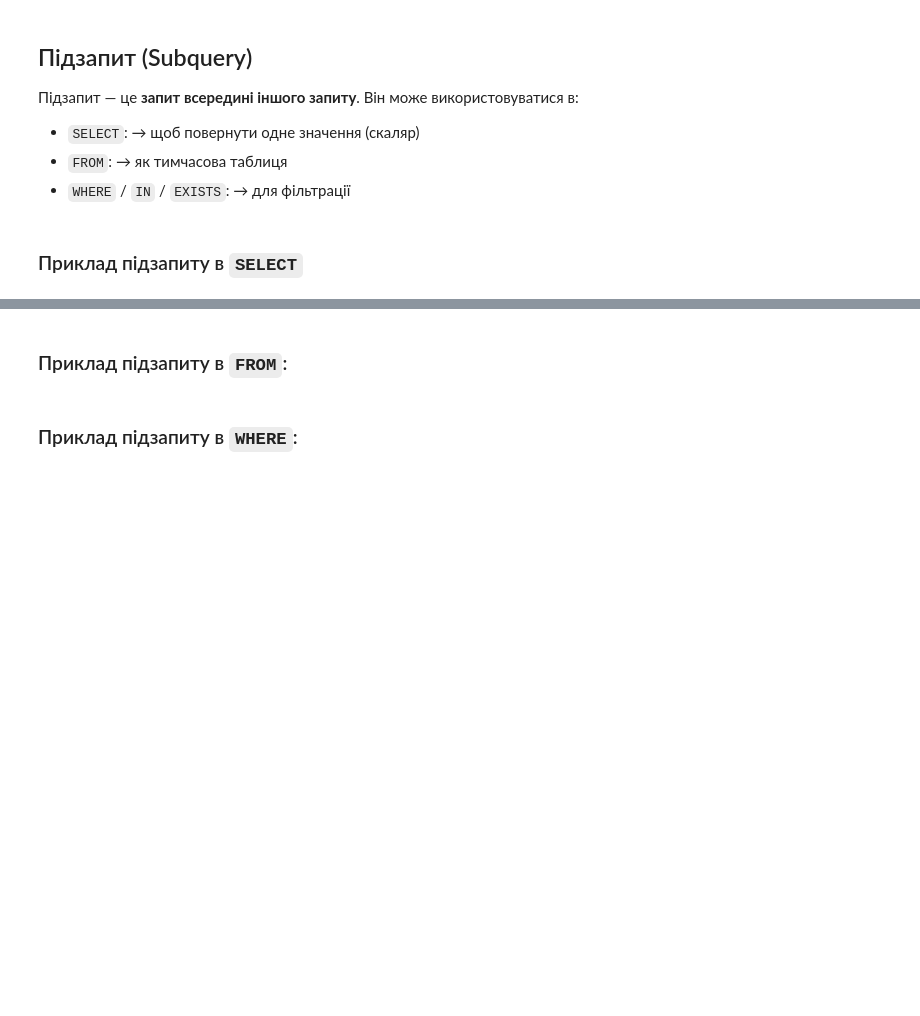
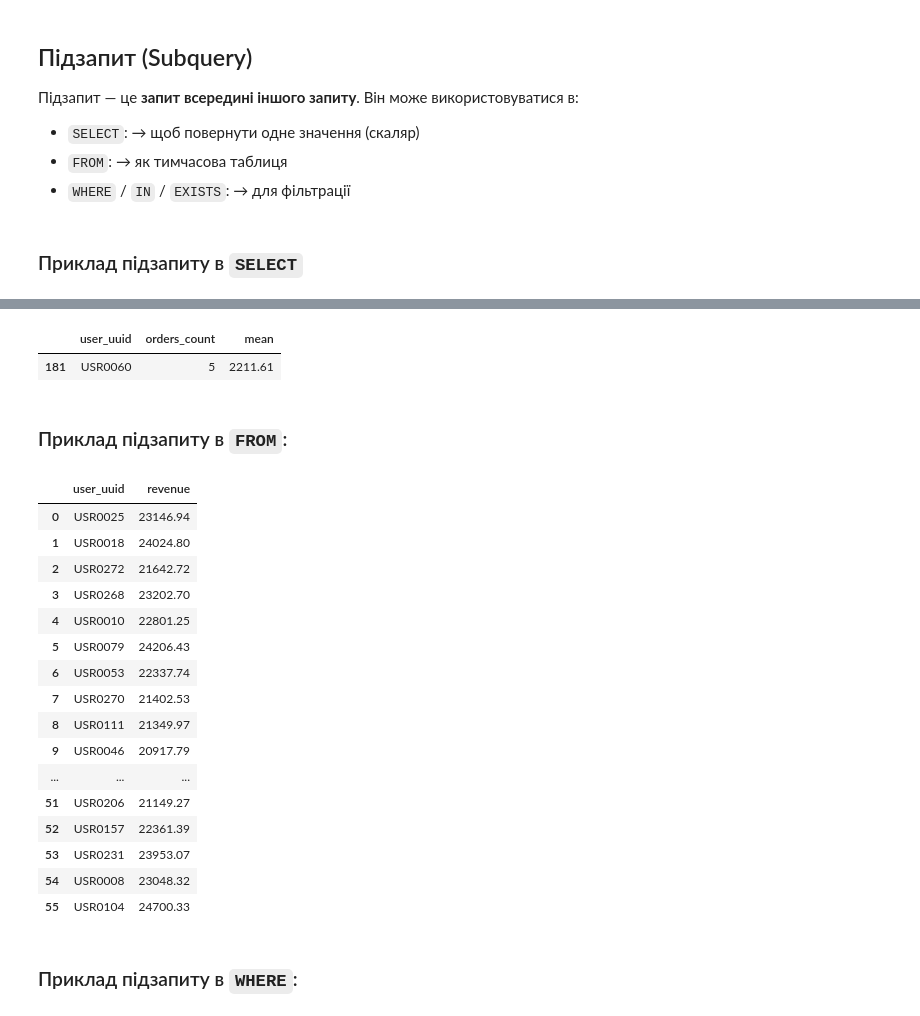
Before and after one commit to cpython-projects/python_da_17_03_26, a Jupyter notebook: lesson_27.ipynb, the cells around one changed output, grey strips where cells are left out. Saved outputs shown, nothing was run; the diff lists cells and outputs as text; code cells hidden in the pictures; blank space fills up the shorter version.

```diff
--- a/lesson_27.ipynb
+++ b/lesson_27.ipynb
@@ -1,5 +1,21 @@
 # %% [markdown]
 <a href="https://colab.research.google.com/github/cpython-projects/python_da_17_03_26/blob/main/lesson_27.ipynb" target="_parent"><img src="https://colab.research.google.com/assets/colab-badge.svg" alt="Open In Colab"/></a>
+# %%
+DB_USER = "prog_academy_da_157g_user"
+DB_PASSWORD = "XTE8IHOEtQZ5GasTkaOjcGMKYTha6LeO"
+DB_HOST = "dpg-d8t957gg4nts73da5bg0-a.frankfurt-postgres.render.com"
+DB_PORT = "5432"
+DB_NAME = "prog_academy_da_157g"
+
+
+url = f"postgresql://{DB_USER}:{DB_PASSWORD}@{DB_HOST}:{DB_PORT}/{DB_NAME}"
+
+
+from sqlalchemy import create_engine
+
+engine = create_engine(url)
+
+import pandas as pd
 # %% [markdown]
 # Підзапити та CTE в SQL
 # %% [markdown]
@@ -22,2 +67,17 @@ import plotly.express as px
 # %%
 # Рахуємо загальну кількість замовлень кожного користувача та окремо — його середній чек:
+
+query = """
+SELECT
+  user_uuid,
+  COUNT(*) AS orders_count,
+  AVG(total_uah) AS mean
+FROM orders_log
+GROUP BY user_uuid
+"""
+
+df = pd.read_sql(query, engine)
+df[df.user_uuid == 'USR0060']
+# %% [output]
+|  | user_uuid | orders_count | mean |
+| 181 | USR0060 | 5 | 2211.61 |
@@ -27,5 +85,35 @@ import plotly.express as px
 ### Приклад підзапиту в `FROM`:
 # %%
 # Обчислимо дохід по кожному користувачу в підзапиті, а зовні відфільтруємо тих, хто приніс більше 500₴
+query = """
+SELECT *
+FROM (
+  SELECT user_uuid, SUM(total_uah) as revenue
+  FROM orders_log
+  GROUP BY user_uuid
+)
+WHERE revenue > 20000
+"""
+
+df = pd.read_sql(query, engine)
+df
+# %% [output]
+|  | user_uuid | revenue |
+| 0 | USR0025 | 23146.94 |
+| 1 | USR0018 | 24024.80 |
+| 2 | USR0272 | 21642.72 |
+| 3 | USR0268 | 23202.70 |
+| 4 | USR0010 | 22801.25 |
+| 5 | USR0079 | 24206.43 |
+| 6 | USR0053 | 22337.74 |
+| 7 | USR0270 | 21402.53 |
+| 8 | USR0111 | 21349.97 |
+| 9 | USR0046 | 20917.79 |
+| ... | ... | ... |
+| 51 | USR0206 | 21149.27 |
+| 52 | USR0157 | 22361.39 |
+| 53 | USR0231 | 23953.07 |
+| 54 | USR0008 | 23048.32 |
+| 55 | USR0104 | 24700.33 |
 # %% [markdown]
 ### Приклад підзапиту в `WHERE`:
```
Also changed, not shown: parts of 6 cells of this notebook.
